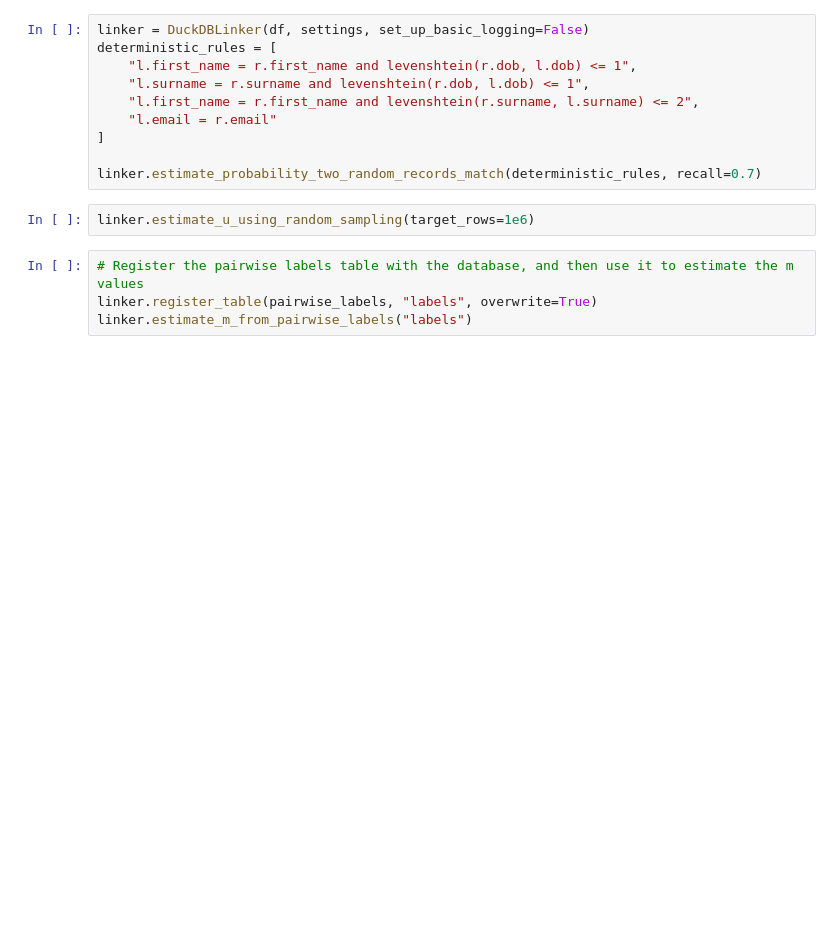
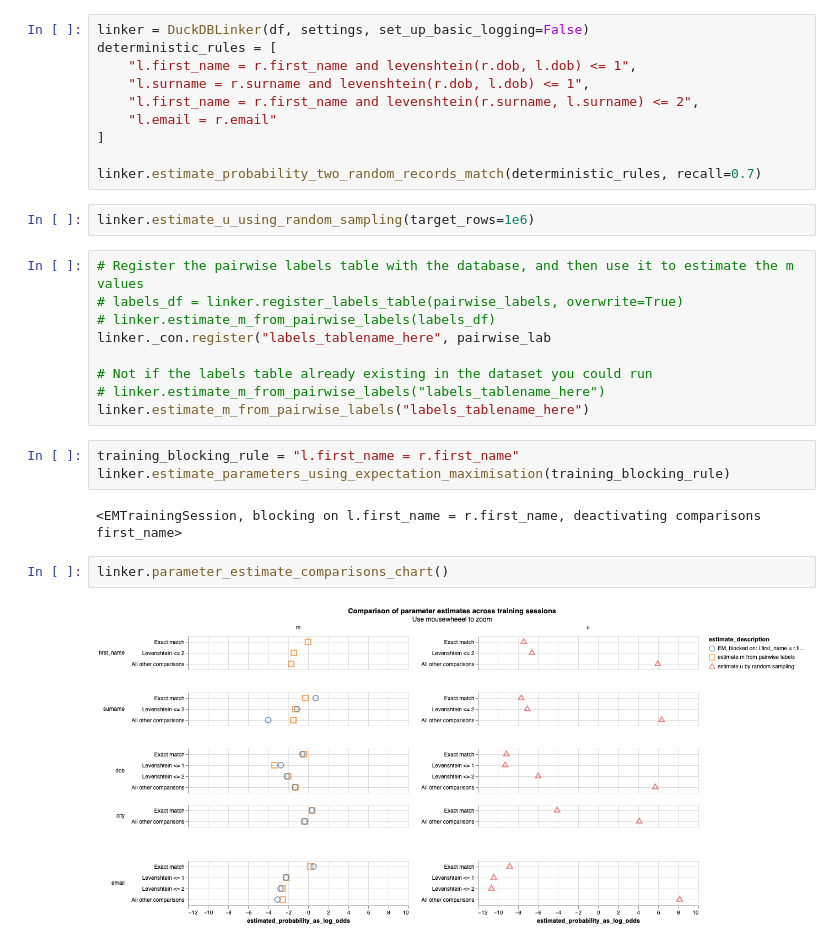
Before and after one commit to moj-analytical-services/splink_demos, a Jupyter notebook: example_pairwise_labels.ipynb, the cells around one changed output. Saved outputs shown, nothing was run; the diff lists cells and outputs as text; blank space fills up the shorter version.

Commit message:
pairwise labels update

```diff
--- a/example_pairwise_labels.ipynb
+++ b/example_pairwise_labels.ipynb
@@ -79,8 +79,22 @@ linker.estimate_probability_two_random_records_match(deterministic_rules, recall
 linker.estimate_u_using_random_sampling(target_rows=1e6)
 # %%
 # Register the pairwise labels table with the database, and then use it to estimate the m values
-linker.register_table(pairwise_labels, "labels", overwrite=True)
-linker.estimate_m_from_pairwise_labels("labels")
+# labels_df = linker.register_labels_table(pairwise_labels, overwrite=True)
+# linker.estimate_m_from_pairwise_labels(labels_df)
+linker._con.register("labels_tablename_here", pairwise_lab
+
+# Not if the labels table already existing in the dataset you could run
+# linker.estimate_m_from_pairwise_labels("labels_tablename_here")
+linker.estimate_m_from_pairwise_labels("labels_tablename_here")
+# %%
+training_blocking_rule = "l.first_name = r.first_name"
+linker.estimate_parameters_using_expectation_maximisation(training_blocking_rule)
+# %% [output]
+<EMTrainingSession, blocking on l.first_name = r.first_name, deactivating comparisons first_name>
+# %%
+linker.parameter_estimate_comparisons_chart()
+# %% [output]
+[figure, added]
 # %%
 linker.match_weights_chart()
 # %% [output]
```
Also changed, not shown: parts of 1 cell of this notebook.
